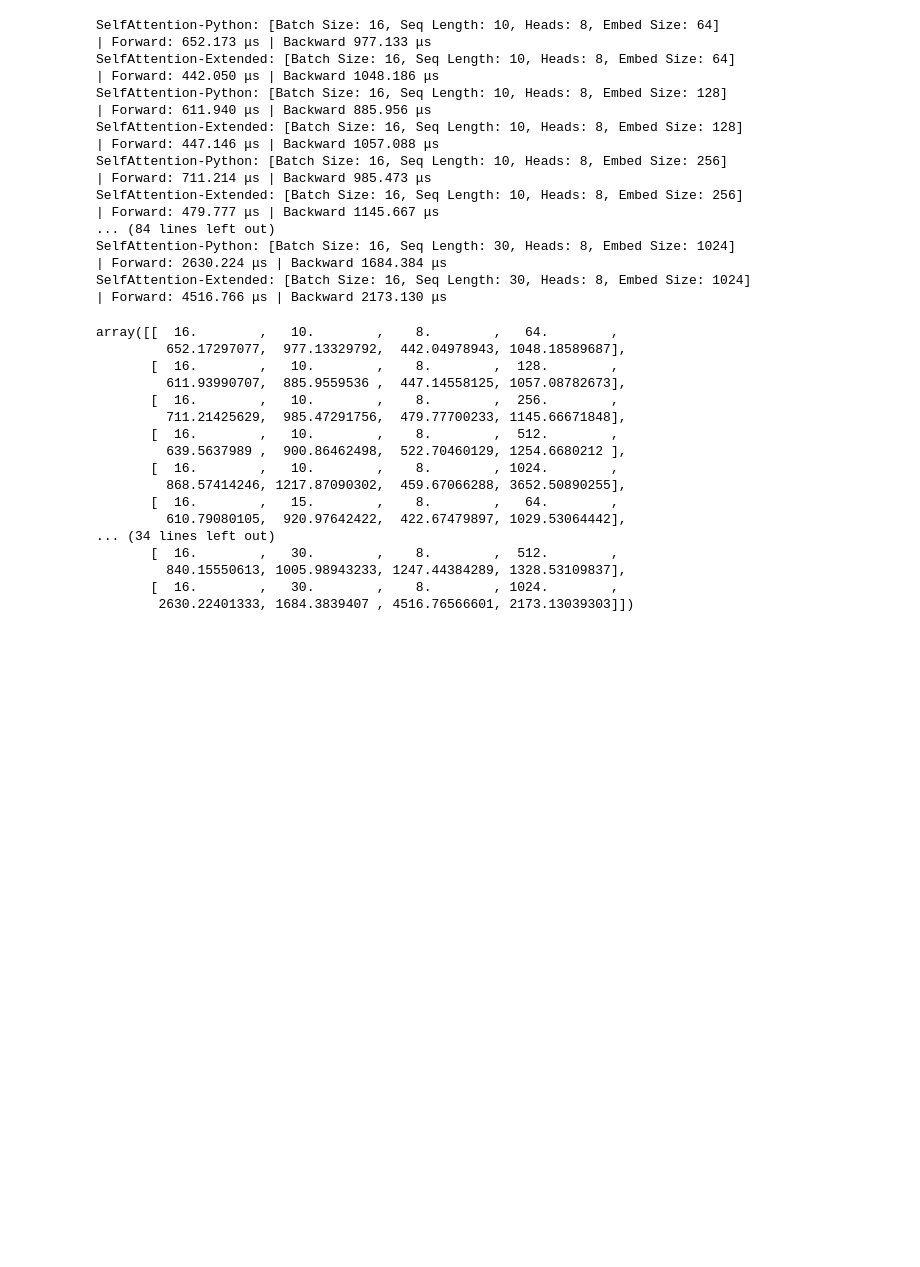
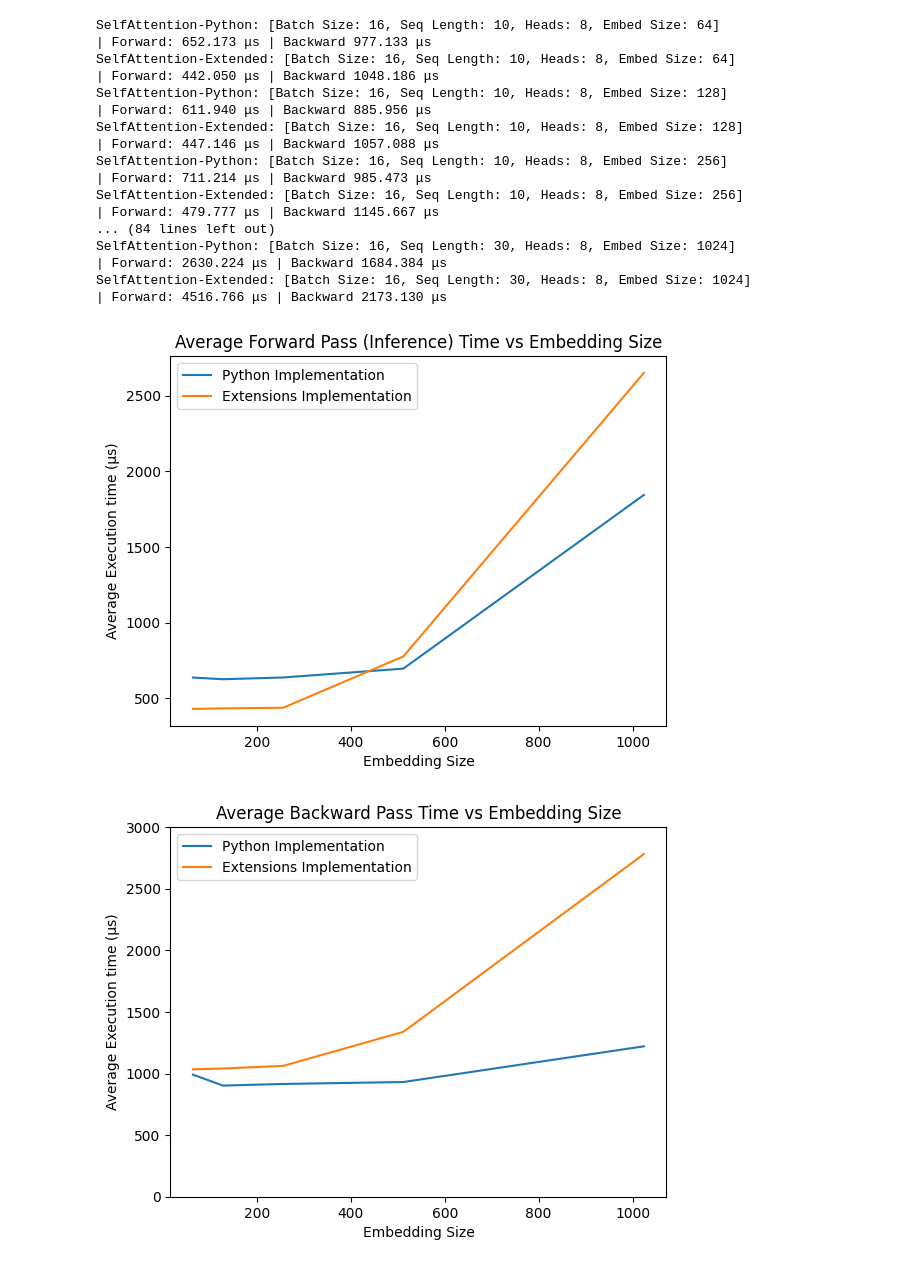
Before and after one commit to ShantanuVichare/Transformer-CUDA, a Jupyter notebook: self_attention/test.ipynb, the cells around one changed output. Drawn from its saved outputs; the diff is of its cells as text; code cells hidden in the pictures; blank space fills up the shorter version.

```diff
--- a/self_attention/test.ipynb
+++ b/self_attention/test.ipynb
@@ -144,24 +146,4 @@ SelfAttention-Python: [Batch Size: 16, Seq Length: 30, Heads: 8, Embed Size: 102
 | Forward: 2630.224 μs | Backward 1684.384 μs
 SelfAttention-Extended: [Batch Size: 16, Seq Length: 30, Heads: 8, Embed Size: 1024]
 | Forward: 4516.766 μs | Backward 2173.130 μs
-# %%
-result_matrix
-# %% [output]
-array([[  16.        ,   10.        ,    8.        ,   64.        ,
-         652.17297077,  977.13329792,  442.04978943, 1048.18589687],
-       [  16.        ,   10.        ,    8.        ,  128.        ,
-         611.93990707,  885.9559536 ,  447.14558125, 1057.08782673],
-       [  16.        ,   10.        ,    8.        ,  256.        ,
-         711.21425629,  985.47291756,  479.77700233, 1145.66671848],
-       [  16.        ,   10.        ,    8.        ,  512.        ,
-         639.5637989 ,  900.86462498,  522.70460129, 1254.6680212 ],
-       [  16.        ,   10.        ,    8.        , 1024.        ,
-         868.57414246, 1217.87090302,  459.67066288, 3652.50890255],
-       [  16.        ,   15.        ,    8.        ,   64.        ,
-         610.79080105,  920.97642422,  422.67479897, 1029.53064442],
-... (34 lines left out)
-       [  16.        ,   30.        ,    8.        ,  512.        ,
-         840.15550613, 1005.98943233, 1247.44384289, 1328.53109837],
-       [  16.        ,   30.        ,    8.        , 1024.        ,
-        2630.22401333, 1684.3839407 , 4516.76566601, 2173.13039303]])
 # %%
@@ -178,3 +159,54 @@ array([[  16.        ,   10.        ,    8.        ,   64.        ,
 
 # GPU | SelfAttentionCustom | Forward: 789.302 μs | Backward 1287.836 μs
 # GPU | SelfAttention | Forward: 1012.441 μs | Backward 1103.148 μs
+# %%
+fp_times = []
+bp_times = []
+fe_times = []
+be_times = []
+avgp_times = []
+avge_times = []
+for es in embed_sizes:
+    rm = result_matrix[result_matrix[:, 3] == es]
+    fp_time = rm[:, 4].mean()
+    bp_time = rm[:, 5].mean()
+    fe_time = rm[:, 6].mean()
+    be_time = rm[:, 7].mean()
+
+    fp_times.append(fp_time)
+    bp_times.append(bp_time)
+    fe_times.append(fe_time)
+    be_times.append(be_time)
+    avgp_times.append((fp_time+bp_time)/2)
+    avge_times.append((fe_time+be_time)/2)
+
+
+plt.plot(embed_sizes, fp_times, label='Python Implementation')
+plt.plot(embed_sizes, fe_times, label='Extensions Implementation')
+plt.xlabel('Embedding Size')
+plt.ylabel('Average Execution time (μs)')
+plt.title('Average Forward Pass (Inference) Time vs Embedding Size')
+plt.legend()
+plt.show()
+
+
+plt.plot(embed_sizes, bp_times, label='Python Implementation')
+plt.plot(embed_sizes, be_times, label='Extensions Implementation')
+plt.xlabel('Embedding Size')
+plt.ylabel('Average Execution time (μs)')
+plt.title('Average Backward Pass Time vs Embedding Size')
+plt.legend()
+plt.ylim(0, 3000)
+plt.show()
+
+
+plt.plot(embed_sizes, avgp_times, label='Python Implementation')
+plt.plot(embed_sizes, avge_times, label='Extensions Implementation')
+plt.xlabel('Embedding Size')
+plt.ylabel('Average Execution time (μs)')
+plt.title('Average Training Time vs Embedding Size')
+plt.legend()
+plt.show()
+# %% [output]
+[figure, added]
+[figure, added]
```
Also changed, not shown: parts of 4 cells of this notebook.
